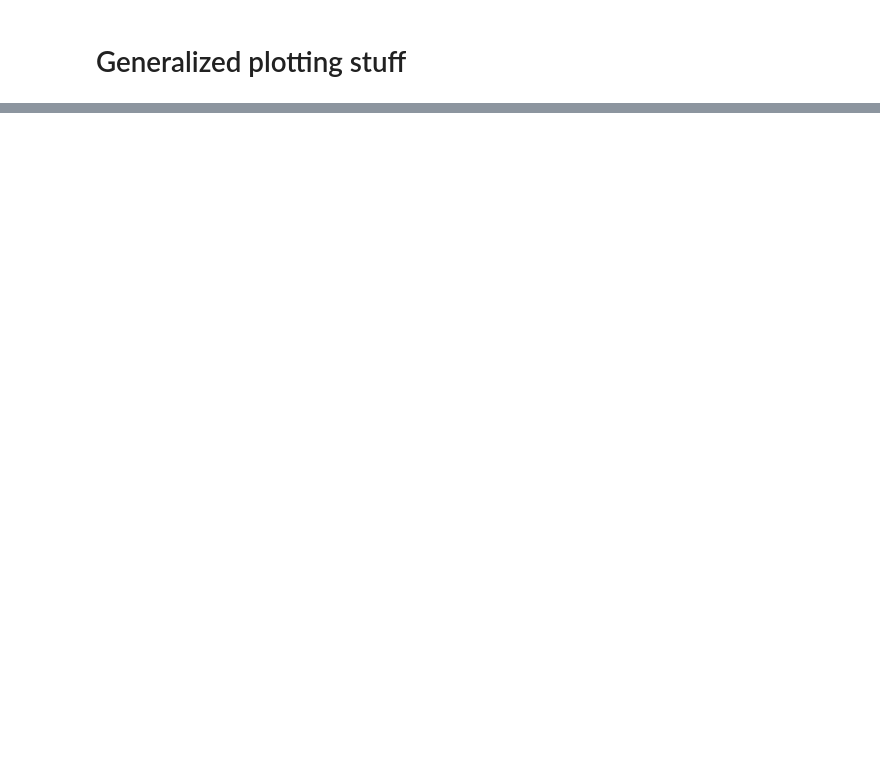
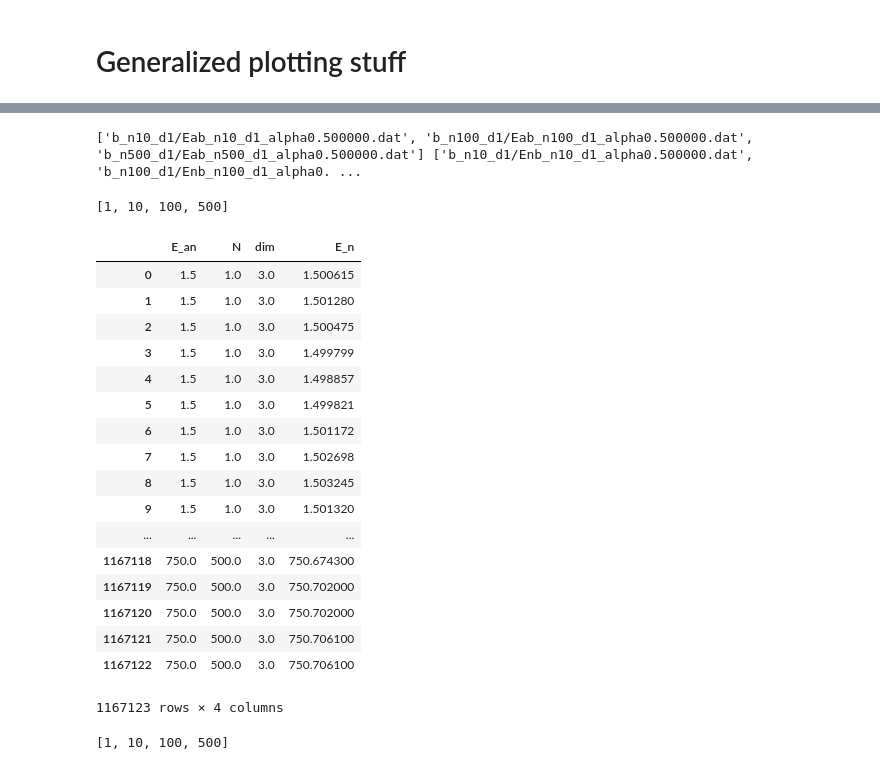
Before and after one commit to fridafu/FYS4411, a Jupyter notebook: results/plottingandtables.ipynb, the cells around one changed output, grey strips where cells are left out. Saved outputs shown, nothing was run; the diff lists cells and outputs as text; code cells hidden in the pictures; blank space fills up the shorter version.

```diff
--- a/results/plottingandtables.ipynb
+++ b/results/plottingandtables.ipynb
@@ -292,0 +306,30 @@ To do list:
+# %%
+fuk_an,fuk_num,fuk_main = create_fn(ns, fn)
+print(fuk_an,fuk_num,fuk_main)
+# %% [output]
+['b_n10_d1/Eab_n10_d1_alpha0.500000.dat', 'b_n100_d1/Eab_n100_d1_alpha0.500000.dat', 'b_n500_d1/Eab_n500_d1_alpha0.500000.dat'] ['b_n10_d1/Enb_n10_d1_alpha0.500000.dat', 'b_n100_d1/Enb_n100_d1_alpha0. ...
+# %%
+def read_Ean_2_df(filenamesmain,filenamean,filenamenum,Ns,dims=1):
+    #geninfo = matchlist_iter(filenames[0])
+    newDF = pd.DataFrame() #creates a new dataframe that's empty
+    mainDF = pd.DataFrame()
+    column_names = [['energy_num'],['energy_an']]
+    print(Ns)
+    energy = pd.DataFrame()
+    for i in range(len(filenamesmain)):
+        temp = pd.DataFrame()
+        main = matchlist_iter(filenamesmain[i])
+        main = main.assign(N=Ns[i]*np.ones(len(main)))
+        main = main.assign(dim=dims * np.ones(len(main)))
+        temp['E_an'] = pd.read_csv(filenamean[i])
+        temp = temp.assign(N=Ns[i]*np.ones(len(temp)))
+        temp = temp.assign(dim=dims * np.ones(len(temp)))
+        mainDF = mainDF.append(main,ignore_index=True)
+        temp['E_n'] = pd.read_csv(filenamenum[i],delim_whitespace=True,usecols=[0])
+        energy = energy.append(temp,ignore_index=True)
+        #newDF = newDF.append(df, ignore_index = True)
+    return mainDF, energy
+# %%
+def name_dat_file(directory):
+    filenames = [f for f in glob.glob(directory + '*.dat')]
+    return filenames
@@ -292,0 +354,35 @@ To do list:
+# %%
+d3 = name_dat_file('b_d3/')
+d2 = name_dat_file('b_d2/')
+sort_nicely(d2)
+sort_nicely(d3)
+no = [1,10,100,500]
+# %%
+d3main, d3en = read_Ean_2_df(d3[8::],d3[0:4],d3[4:8],no,dims=3)
+# %% [output]
+[1, 10, 100, 500]
+# %%
+d3en
+# %% [output]
+|  | E_an | N | dim | E_n |
+| 0 | 1.5 | 1.0 | 3.0 | 1.500615 |
+| 1 | 1.5 | 1.0 | 3.0 | 1.501280 |
+| 2 | 1.5 | 1.0 | 3.0 | 1.500475 |
+| 3 | 1.5 | 1.0 | 3.0 | 1.499799 |
+| 4 | 1.5 | 1.0 | 3.0 | 1.498857 |
+| 5 | 1.5 | 1.0 | 3.0 | 1.499821 |
+| 6 | 1.5 | 1.0 | 3.0 | 1.501172 |
+| 7 | 1.5 | 1.0 | 3.0 | 1.502698 |
+| 8 | 1.5 | 1.0 | 3.0 | 1.503245 |
+| 9 | 1.5 | 1.0 | 3.0 | 1.501320 |
+| ... | ... | ... | ... | ... |
+| 1167118 | 750.0 | 500.0 | 3.0 | 750.674300 |
+| 1167119 | 750.0 | 500.0 | 3.0 | 750.702000 |
+| 1167120 | 750.0 | 500.0 | 3.0 | 750.702000 |
+| 1167121 | 750.0 | 500.0 | 3.0 | 750.706100 |
+| 1167122 | 750.0 | 500.0 | 3.0 | 750.706100 |
+1167123 rows × 4 columns
+# %%
+d2main, d2en = read_Ean_2_df(d2[8::],d2[0:4],d2[4:8],no,dims=2)
+# %% [output]
+[1, 10, 100, 500]
```
Also changed, not shown: parts of 33 cells of this notebook, 1 other file.
